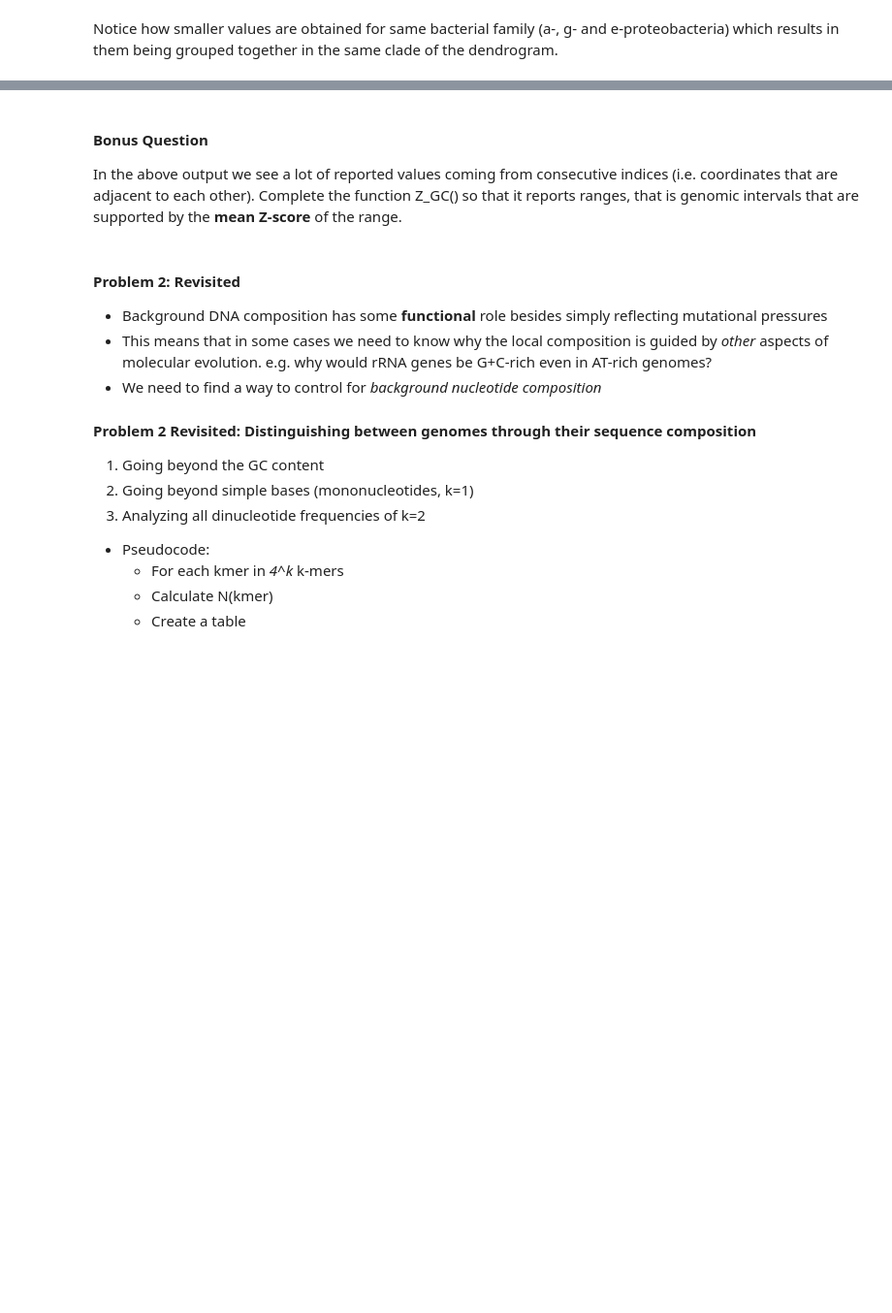
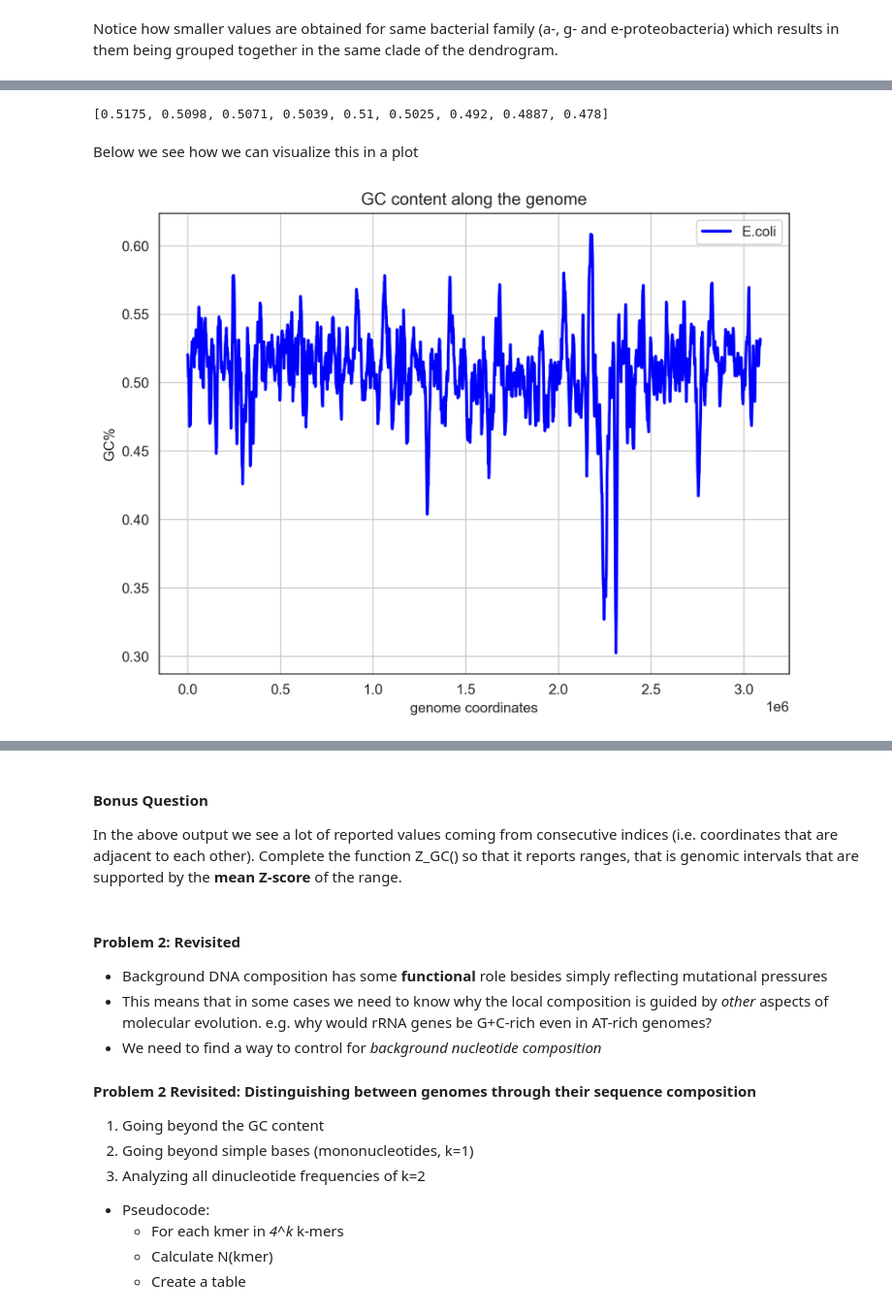
Before and after one commit to christoforos-nikolaou/BC205, a Jupyter notebook: Chapter_02_Sequence_Analysis.ipynb, the cells around one changed output, grey strips where cells are left out. Shown at 97% size. Drawn from its saved outputs; the diff is of its cells as text; code cells hidden in the pictures; blank space fills up the shorter version.

```diff
--- a/Chapter_02_Sequence_Analysis.ipynb
+++ b/Chapter_02_Sequence_Analysis.ipynb
@@ -271,12 +294,13 @@ def windowGC(genomefile, window):
             total=total+length
             seq=seq+line[0:length-1]
     f.close()
+    seq = seq.upper()
 
-    step=int(window/10) # we use a 10% sliding overlap between windows
+    step=int(window/10)-1 # we use a 10% sliding overlap between windows
     times=int(len(seq)/step);
 
     GCwin = {}
-    for i in range(times):
+    for i in range(times-10):
         DNA=seq[i*step:i*step+window]
         nC=DNA.count("C")
         nG=DNA.count("G")
@@ -286,6 +310,35 @@ def windowGC(genomefile, window):
 # %%
 EcoliWGC = windowGC("files/ecoli.fa", 10000)
 print(list(EcoliWGC.values())[1:10])
+# %% [output]
+[0.5175, 0.5098, 0.5071, 0.5039, 0.51, 0.5025, 0.492, 0.4887, 0.478]
+# %% [markdown]
+Below we see how we can visualize this in a plot
+# %%
+import matplotlib.pyplot as plt
+
+EcoliWGC = windowGC("files/ecoli.fa", 10000)
+# Create a figure and axis
+plt.rcParams['figure.dpi'] = 300
+plt.figure(figsize=(8, 6))
+# Plot the line
+plt.plot(EcoliWGC.keys(), EcoliWGC.values(), label='E.coli', color='blue', linewidth=2)
+
+# Add labels and title
+plt.title('GC content along the genome')
+plt.xlabel('genome coordinates')
+plt.ylabel('GC%')
+
+# Add a legend
+plt.legend()
+
+# Show grid
+plt.grid()
+
+# Display the plot
+plt.show()
+# %% [output]
+[figure, added]
 # %% [markdown]
 #### Hands-on #2:
 * Get the genome sequence of St. aureus
```
Also changed, not shown: parts of 23 cells of this notebook, 7 other files.
